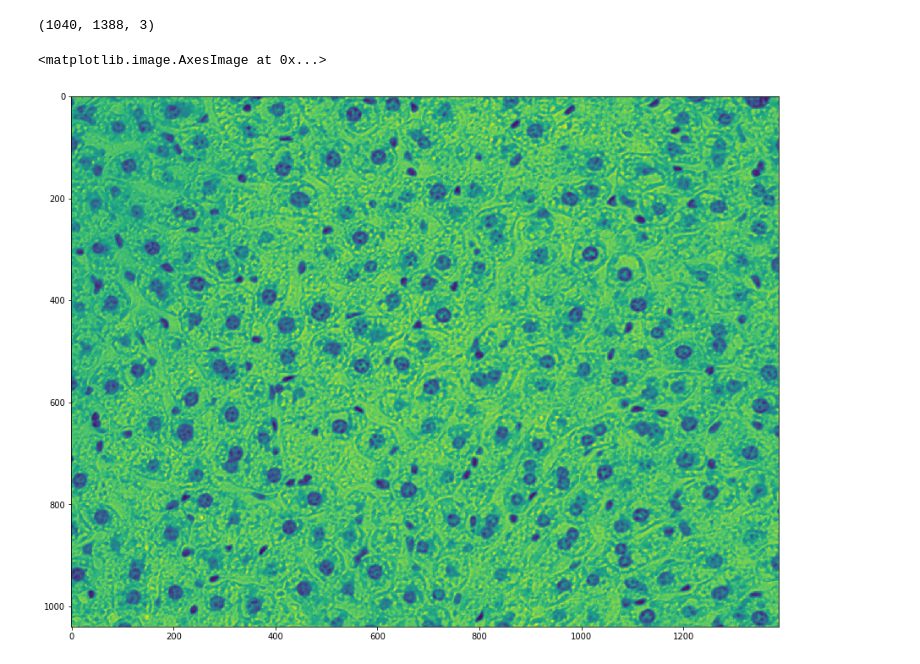
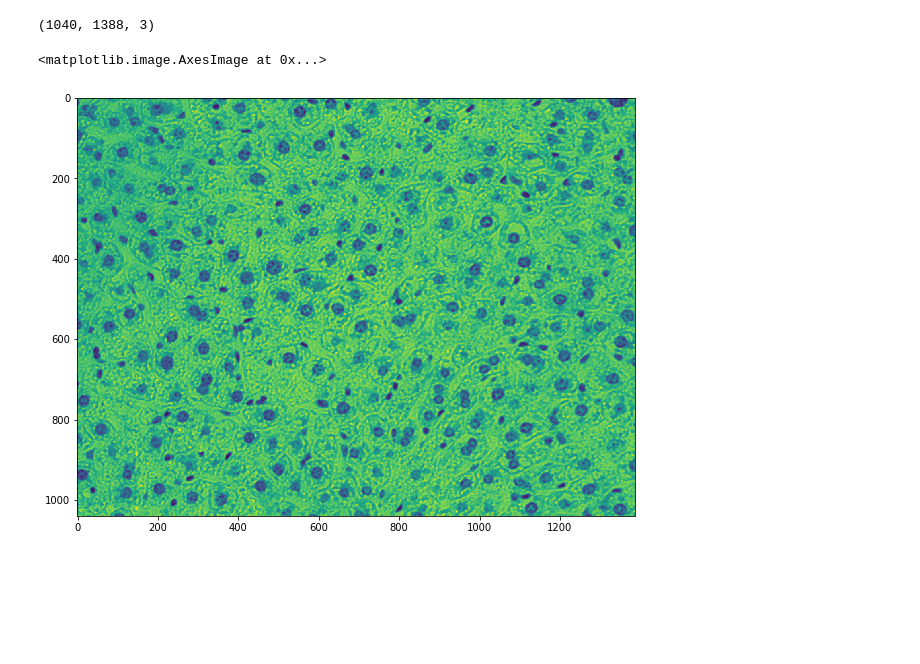
Before and after one commit to moqri/Aging-Cell-Morphology, a Jupyter notebook: plot_raw_image.ipynb, the cells around one changed output. Cells and saved outputs as stored; diff of their text form; code cells hidden in the pictures; blank space fills up the shorter version.

```diff
--- a/plot_raw_image.ipynb
+++ b/plot_raw_image.ipynb
@@ -16,11 +16,11 @@ imarray.shape   ############### THERE ARE THREE CHANNELS!
 (1040, 1388, 3)
 # %%
 import matplotlib.pyplot as plt
-f = plt.figure(figsize=(15, 15))
+f = plt.figure(figsize=(10, 10))
 plt.imshow(imarray[:,:,0])
 # %% [output]
 <matplotlib.image.AxesImage at 0x...>
-[figure, old version]
+[figure, new version]
 # %%
     import cv2
 
```
Also changed, not shown: parts of 2 cells of this notebook.
